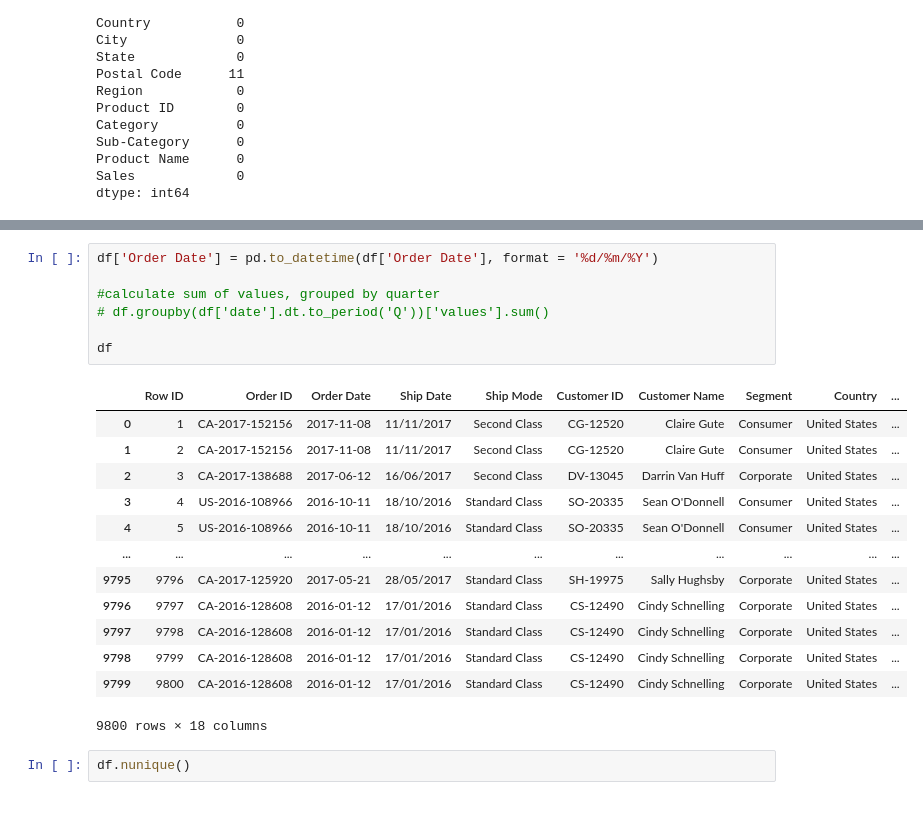
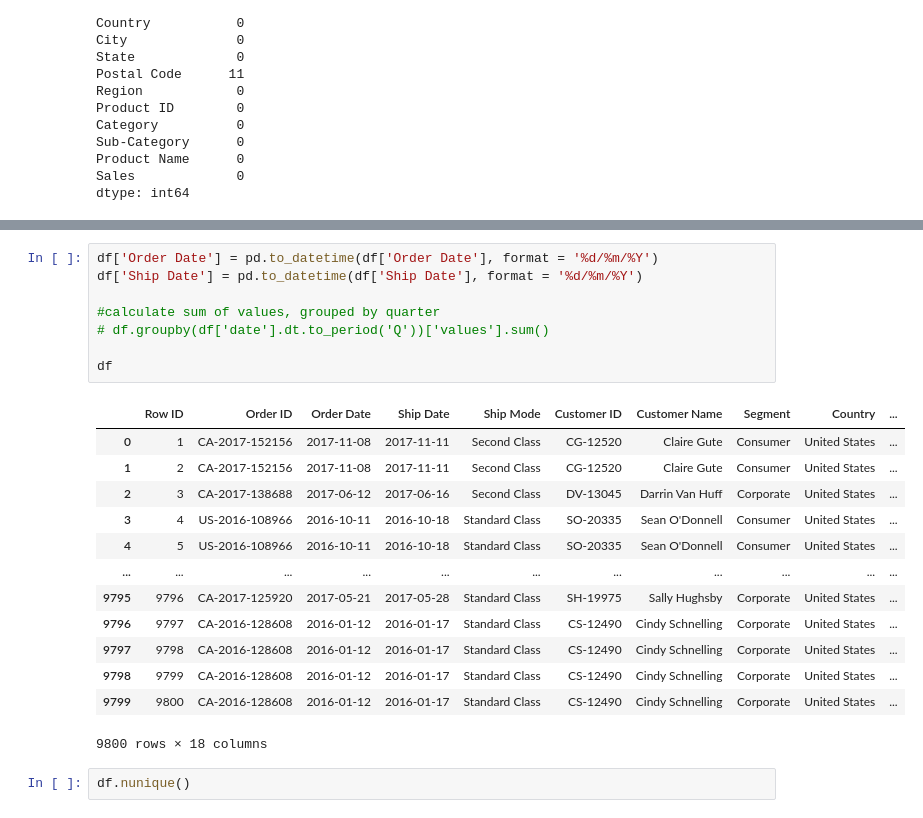
Before and after one commit to quangviet/python4engineer, a Jupyter notebook: Problem_4/problem_4.ipynb, the cells around one changed output, grey strips where cells are left out. Cells and saved outputs as stored; diff of their text form.

```diff
--- a/Problem_4/problem_4.ipynb
+++ b/Problem_4/problem_4.ipynb
@@ -140,23 +129,24 @@ memory usage: 1.4+ MB
 # %%
 df['Order Date'] = pd.to_datetime(df['Order Date'], format = '%d/%m/%Y')
+df['Ship Date'] = pd.to_datetime(df['Ship Date'], format = '%d/%m/%Y')
 
 #calculate sum of values, grouped by quarter
 # df.groupby(df['date'].dt.to_period('Q'))['values'].sum()
 
 df
 # %% [output]
 |  | Row ID | Order ID | Order Date | Ship Date | Ship Mode | Customer ID | Customer Name | Segment | Country | ... |
-| 0 | 1 | CA-2017-152156 | 2017-11-08 | 11/11/2017 | Second Class | CG-12520 | Claire Gute | Consumer | United States | ... |
-| 1 | 2 | CA-2017-152156 | 2017-11-08 | 11/11/2017 | Second Class | CG-12520 | Claire Gute | Consumer | United States | ... |
-| 2 | 3 | CA-2017-138688 | 2017-06-12 | 16/06/2017 | Second Class | DV-13045 | Darrin Van Huff | Corporate | United States | ... |
-| 3 | 4 | US-2016-108966 | 2016-10-11 | 18/10/2016 | Standard Class | SO-20335 | Sean O'Donnell | Consumer | United States | ... |
-| 4 | 5 | US-2016-108966 | 2016-10-11 | 18/10/2016 | Standard Class | SO-20335 | Sean O'Donnell | Consumer | United States | ... |
+| 0 | 1 | CA-2017-152156 | 2017-11-08 | 2017-11-11 | Second Class | CG-12520 | Claire Gute | Consumer | United States | ... |
+| 1 | 2 | CA-2017-152156 | 2017-11-08 | 2017-11-11 | Second Class | CG-12520 | Claire Gute | Consumer | United States | ... |
+| 2 | 3 | CA-2017-138688 | 2017-06-12 | 2017-06-16 | Second Class | DV-13045 | Darrin Van Huff | Corporate | United States | ... |
+| 3 | 4 | US-2016-108966 | 2016-10-11 | 2016-10-18 | Standard Class | SO-20335 | Sean O'Donnell | Consumer | United States | ... |
+| 4 | 5 | US-2016-108966 | 2016-10-11 | 2016-10-18 | Standard Class | SO-20335 | Sean O'Donnell | Consumer | United States | ... |
 | ... | ... | ... | ... | ... | ... | ... | ... | ... | ... | ... |
-| 9795 | 9796 | CA-2017-125920 | 2017-05-21 | 28/05/2017 | Standard Class | SH-19975 | Sally Hughsby | Corporate | United States | ... |
-| 9796 | 9797 | CA-2016-128608 | 2016-01-12 | 17/01/2016 | Standard Class | CS-12490 | Cindy Schnelling | Corporate | United States | ... |
-| 9797 | 9798 | CA-2016-128608 | 2016-01-12 | 17/01/2016 | Standard Class | CS-12490 | Cindy Schnelling | Corporate | United States | ... |
-| 9798 | 9799 | CA-2016-128608 | 2016-01-12 | 17/01/2016 | Standard Class | CS-12490 | Cindy Schnelling | Corporate | United States | ... |
-| 9799 | 9800 | CA-2016-128608 | 2016-01-12 | 17/01/2016 | Standard Class | CS-12490 | Cindy Schnelling | Corporate | United States | ... |
+| 9795 | 9796 | CA-2017-125920 | 2017-05-21 | 2017-05-28 | Standard Class | SH-19975 | Sally Hughsby | Corporate | United States | ... |
+| 9796 | 9797 | CA-2016-128608 | 2016-01-12 | 2016-01-17 | Standard Class | CS-12490 | Cindy Schnelling | Corporate | United States | ... |
+| 9797 | 9798 | CA-2016-128608 | 2016-01-12 | 2016-01-17 | Standard Class | CS-12490 | Cindy Schnelling | Corporate | United States | ... |
+| 9798 | 9799 | CA-2016-128608 | 2016-01-12 | 2016-01-17 | Standard Class | CS-12490 | Cindy Schnelling | Corporate | United States | ... |
+| 9799 | 9800 | CA-2016-128608 | 2016-01-12 | 2016-01-17 | Standard Class | CS-12490 | Cindy Schnelling | Corporate | United States | ... |
 9800 rows × 18 columns
 # %%
 df.nunique()
```
Also changed, not shown: parts of 32 cells of this notebook.
